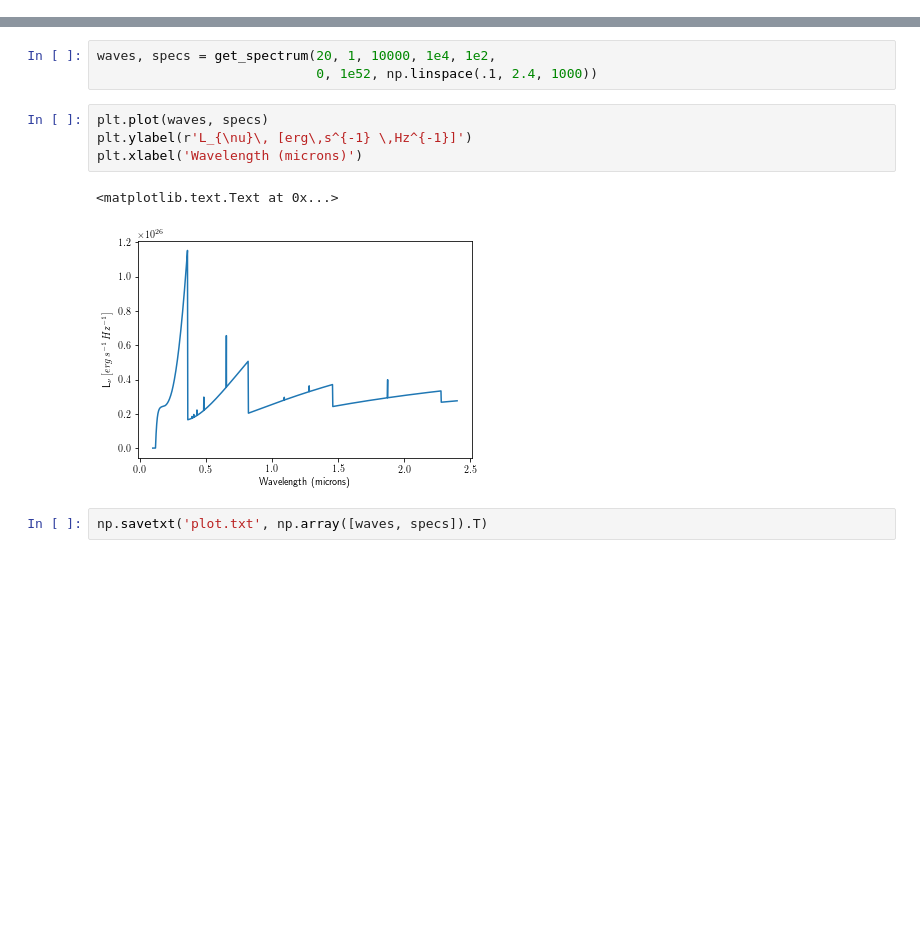
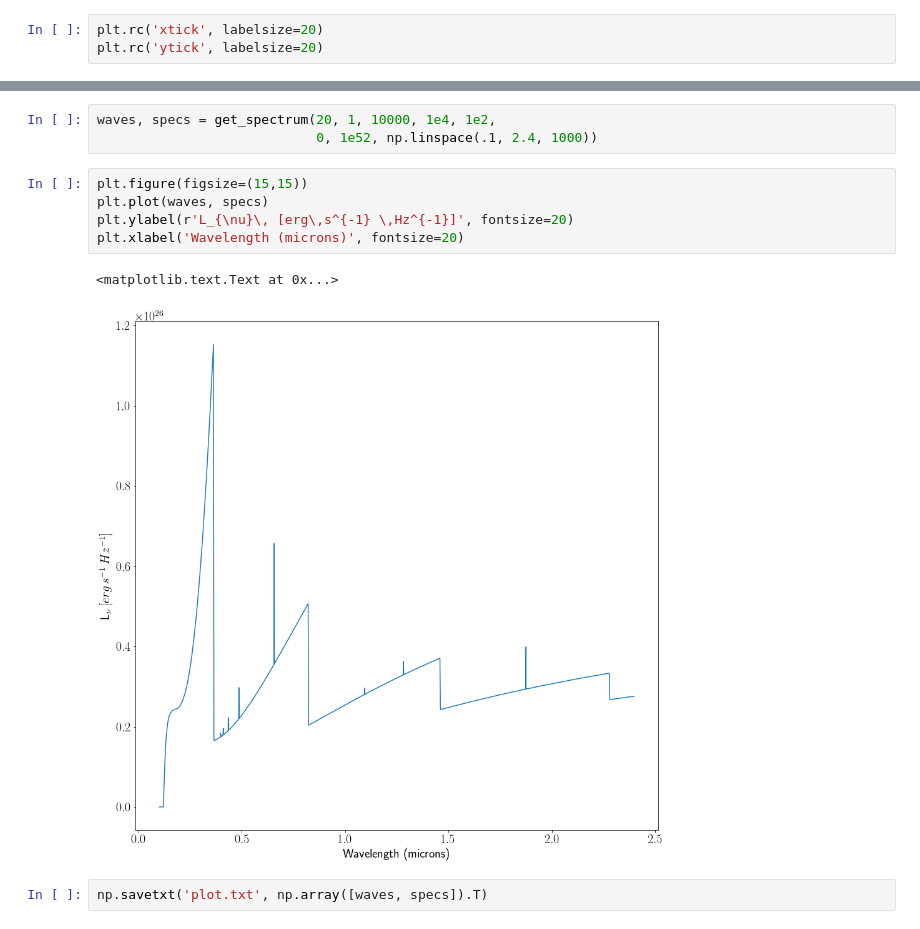
Before and after one commit to davecoulter/RadiationProject, a Jupyter notebook: GetOut.ipynb, the cells around one changed output, grey strips where cells are left out. Drawn from its saved outputs; the diff is of its cells as text; blank space fills up the shorter version.

```diff
--- a/GetOut.ipynb
+++ b/GetOut.ipynb
@@ -299,4 +299,7 @@ for nu in np.logspace(np.log10(3e13), np.log10(3e15), 400):
     plot_bf.append(nu * emissivity_bound_free(20, 1, nu, 10000))
 plot_ff = np.array(plot_ff)
 plot_bf = np.array(plot_bf)
+# %%
+plt.rc('xtick', labelsize=20)
+plt.rc('ytick', labelsize=20)
 # %%
@@ -414,11 +419,12 @@ def get_spectrum(n, Z, T, n_i, n_e, f_esc, N_LyC, waves):
 waves, specs = get_spectrum(20, 1, 10000, 1e4, 1e2,
                             0, 1e52, np.linspace(.1, 2.4, 1000))
 # %%
+plt.figure(figsize=(15,15))
 plt.plot(waves, specs)
-plt.ylabel(r'L_{\nu}\, [erg\,s^{-1} \,Hz^{-1}]')
-plt.xlabel('Wavelength (microns)')
+plt.ylabel(r'L_{\nu}\, [erg\,s^{-1} \,Hz^{-1}]', fontsize=20)
+plt.xlabel('Wavelength (microns)', fontsize=20)
 # %% [output]
 <matplotlib.text.Text at 0x...>
-[figure, old version]
+[figure, new version]
 # %%
 np.savetxt('plot.txt', np.array([waves, specs]).T)
```
Also changed, not shown: parts of 2 cells of this notebook, 1 other file.
